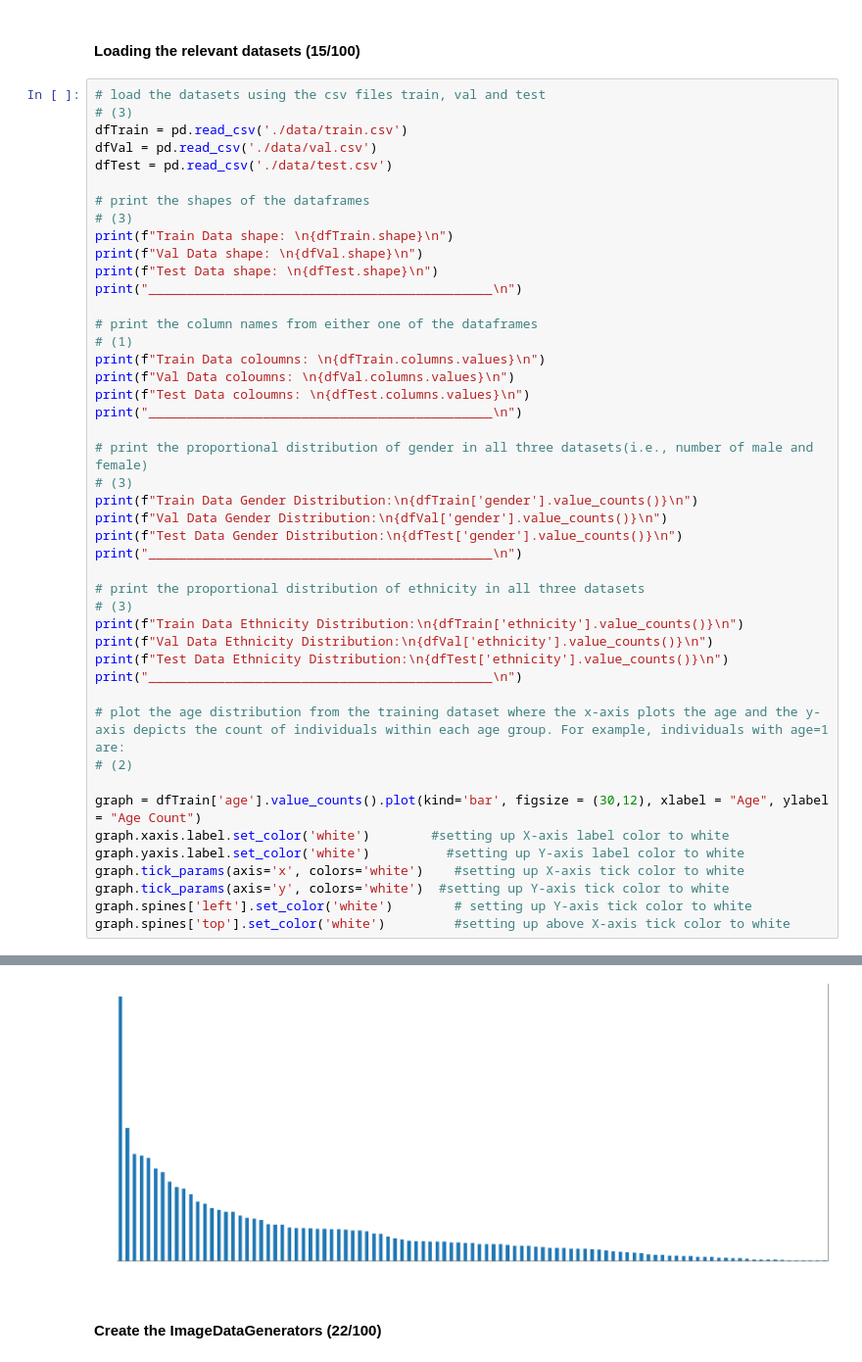
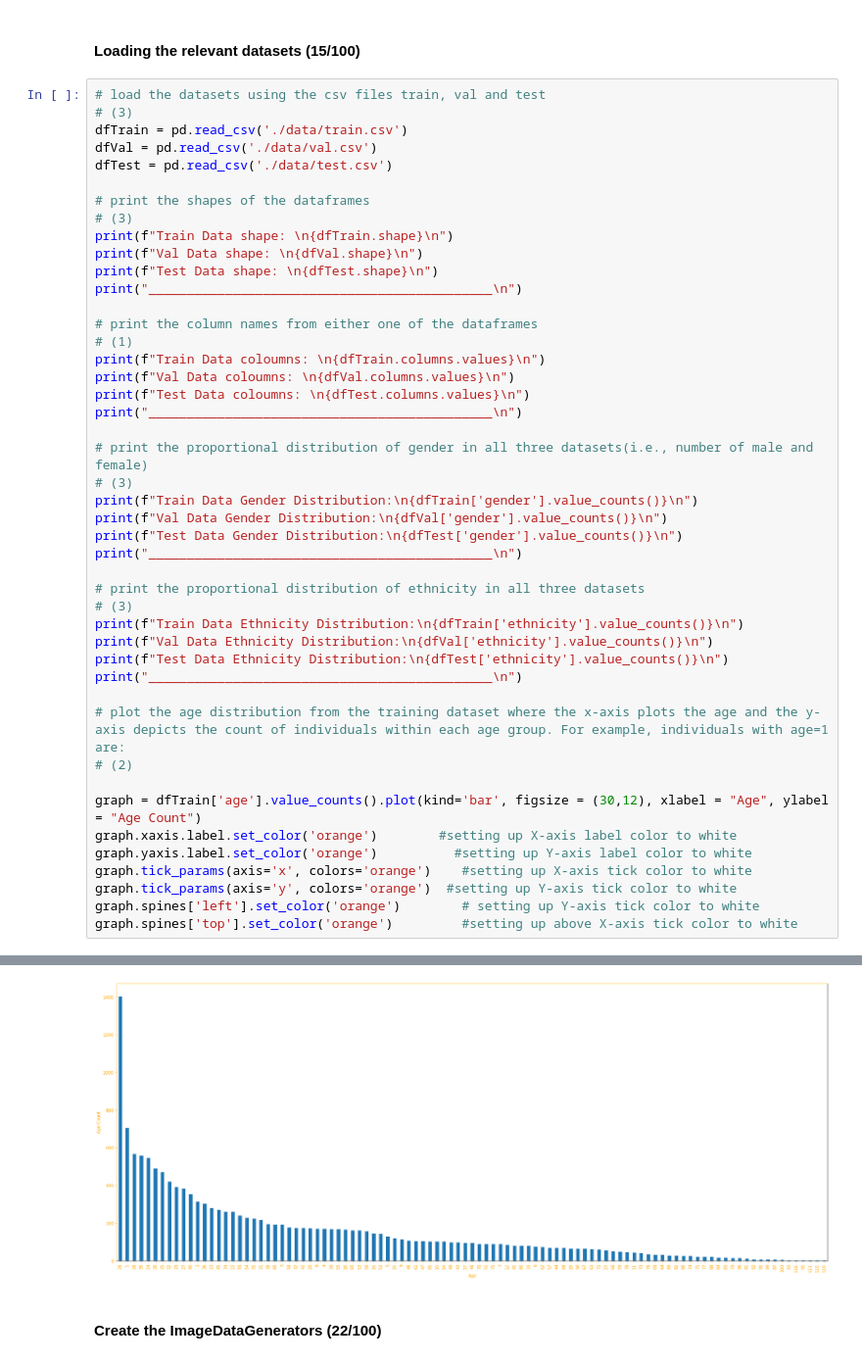
Before and after one commit to AdJansen/CSI4106A2, a Jupyter notebook: assignment_2_students.ipynb, the cells around one changed output, grey strips where cells are left out. Shown at 98% size. Drawn from its saved outputs; the diff is of its cells as text.

```diff
--- a/assignment_2_students.ipynb
+++ b/assignment_2_students.ipynb
@@ -61,40 +61,40 @@ print("_____________________________________________\n")
 
 # print the proportional distribution of ethnicity in all three datasets
 # (3)
 print(f"Train Data Ethnicity Distribution:\n{dfTrain['ethnicity'].value_counts()}\n")
 print(f"Val Data Ethnicity Distribution:\n{dfVal['ethnicity'].value_counts()}\n")
 print(f"Test Data Ethnicity Distribution:\n{dfTest['ethnicity'].value_counts()}\n")
 print("_____________________________________________\n")
 
 # plot the age distribution from the training dataset where the x-axis plots the age and the y-axis depicts the count of individuals within each age group. For example, individuals with age=1 are:
 # (2)
 
 graph = dfTrain['age'].value_counts().plot(kind='bar', figsize = (30,12), xlabel = "Age", ylabel = "Age Count")
-graph.xaxis.label.set_color('white')        #setting up X-axis label color to white
-graph.yaxis.label.set_color('white')          #setting up Y-axis label color to white
-graph.tick_params(axis='x', colors='white')    #setting up X-axis tick color to white
-graph.tick_params(axis='y', colors='white')  #setting up Y-axis tick color to white
-graph.spines['left'].set_color('white')        # setting up Y-axis tick color to white
-graph.spines['top'].set_color('white')         #setting up above X-axis tick color to white
+graph.xaxis.label.set_color('orange')        #setting up X-axis label color to white
+graph.yaxis.label.set_color('orange')          #setting up Y-axis label color to white
+graph.tick_params(axis='x', colors='orange')    #setting up X-axis tick color to white
+graph.tick_params(axis='y', colors='orange')  #setting up Y-axis tick color to white
+graph.spines['left'].set_color('orange')        # setting up Y-axis tick color to white
+graph.spines['top'].set_color('orange')         #setting up above X-axis tick color to white
 # %% [output]
 Train Data shape:
 (15026, 4)
 
 Val Data shape:
 (3757, 4)
 
 Test Data shape:
 (4696, 4)
 
 _____________________________________________
 
 Train Data coloumns:
 ... (48 lines left out)
 4     336
 Name: ethnicity, dtype: int64
 
 _____________________________________________
-[figure, old version]
+[figure, new version]
 # %% [markdown]
 #### Create the ImageDataGenerators (22/100)
 # %%
```
Also changed, not shown: parts of 2 cells of this notebook.
